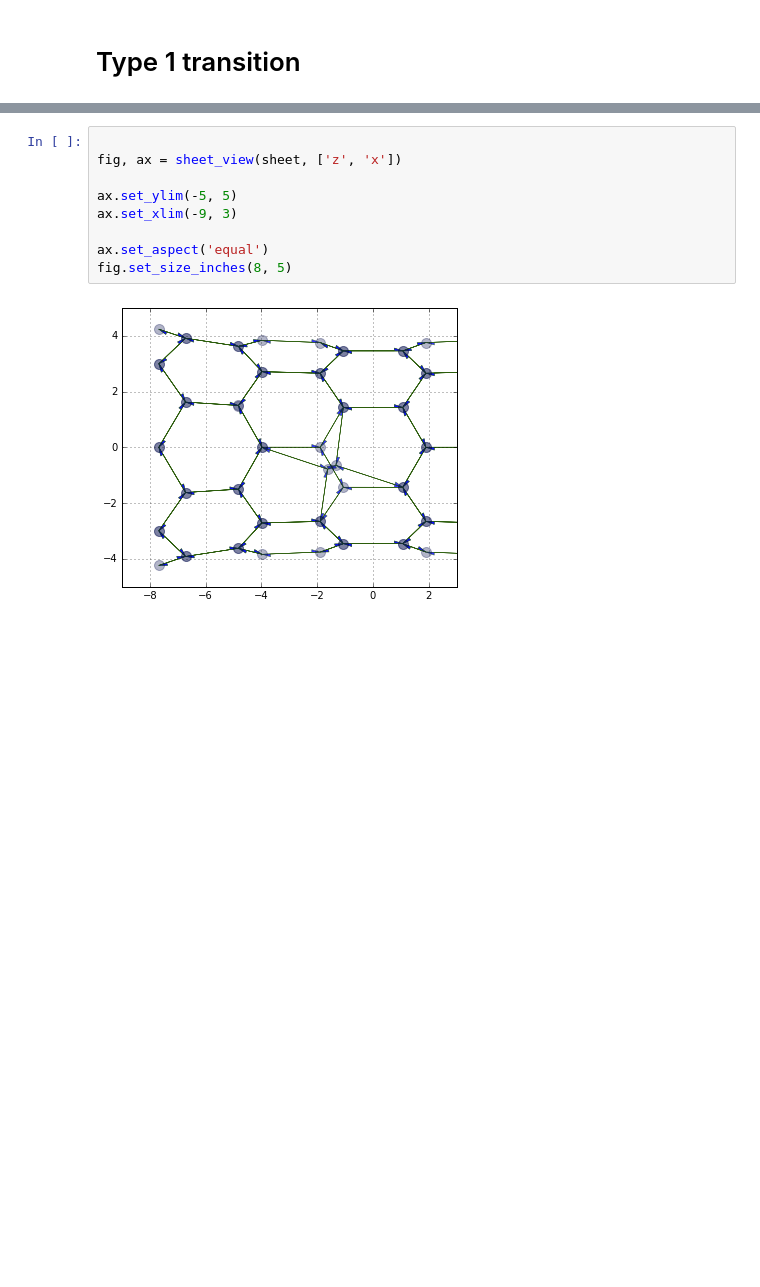
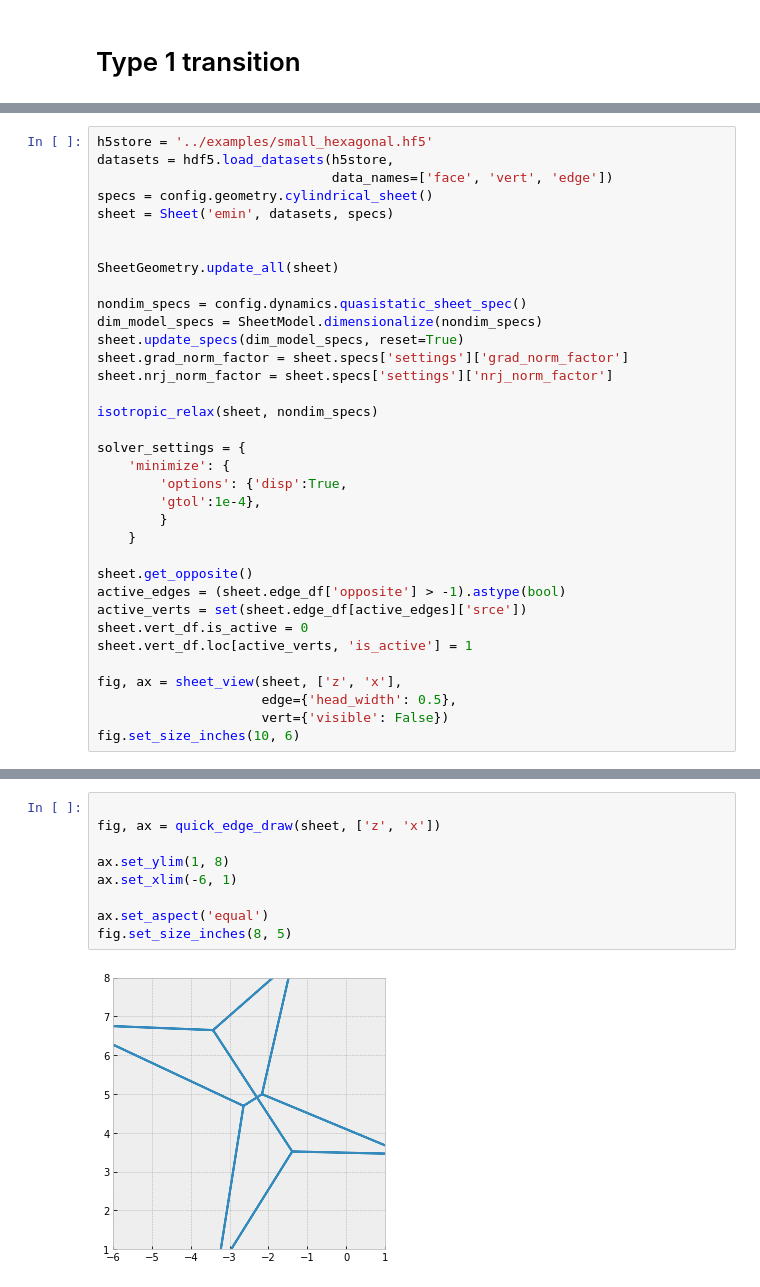
Before and after one commit to DamCB/tyssue, a Jupyter notebook: doc/notebooks/Type_1_transition.ipynb, the cells around one changed output, grey strips where cells are left out. Cells and saved outputs as stored; diff of their text form; blank space fills up the shorter version.

```diff
--- a/doc/notebooks/Type_1_transition.ipynb
+++ b/doc/notebooks/Type_1_transition.ipynb
@@ -75,2 +24,37 @@ from tyssue.topology.sheet_topology import type1_transition
 # %% [markdown]
 ![Type 1 transition](../../doc/illus/t1_transition.png)
+# %%
+h5store = '../examples/small_hexagonal.hf5'
+datasets = hdf5.load_datasets(h5store,
+                              data_names=['face', 'vert', 'edge'])
+specs = config.geometry.cylindrical_sheet()
+sheet = Sheet('emin', datasets, specs)
+
+
+SheetGeometry.update_all(sheet)
+
+nondim_specs = config.dynamics.quasistatic_sheet_spec()
+dim_model_specs = SheetModel.dimensionalize(nondim_specs)
+sheet.update_specs(dim_model_specs, reset=True)
+sheet.grad_norm_factor = sheet.specs['settings']['grad_norm_factor']
+sheet.nrj_norm_factor = sheet.specs['settings']['nrj_norm_factor']
+
+isotropic_relax(sheet, nondim_specs)
+
+solver_settings = {
+    'minimize': {
+        'options': {'disp':True,
+        'gtol':1e-4},
+        }
+    }
+
+sheet.get_opposite()
+active_edges = (sheet.edge_df['opposite'] > -1).astype(bool)
+active_verts = set(sheet.edge_df[active_edges]['srce'])
+sheet.vert_df.is_active = 0
+sheet.vert_df.loc[active_verts, 'is_active'] = 1
+
+fig, ax = sheet_view(sheet, ['z', 'x'],
+                     edge={'head_width': 0.5},
+                     vert={'visible': False})
+fig.set_size_inches(10, 6)
@@ -80,14 +79,14 @@ SheetGeometry.update_all(sheet)
 # %%
 
-fig, ax = sheet_view(sheet, ['z', 'x'])
+fig, ax = quick_edge_draw(sheet, ['z', 'x'])
 
-ax.set_ylim(-5, 5)
-ax.set_xlim(-9, 3)
+ax.set_ylim(1, 8)
+ax.set_xlim(-6, 1)
 
 ax.set_aspect('equal')
 fig.set_size_inches(8, 5)
 # %% [output]
-[figure, old version]
+[figure, new version]
 # %%
 settings = {
     'minimize': {
```
Also changed, not shown: parts of 14 cells of this notebook, 6 other files.
